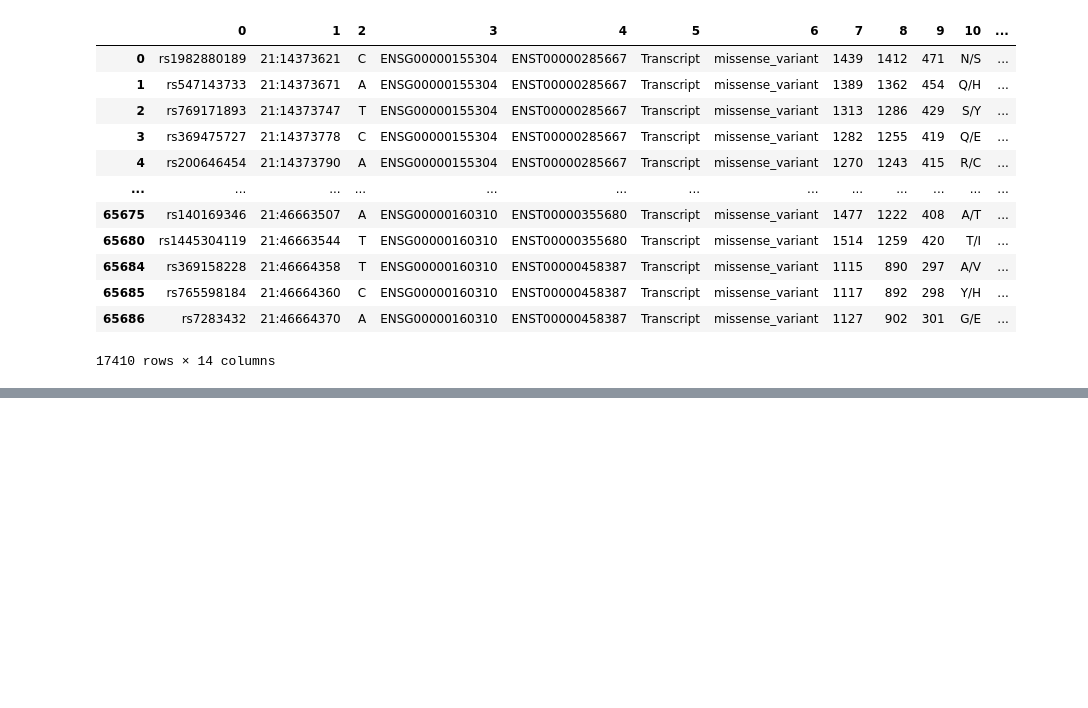
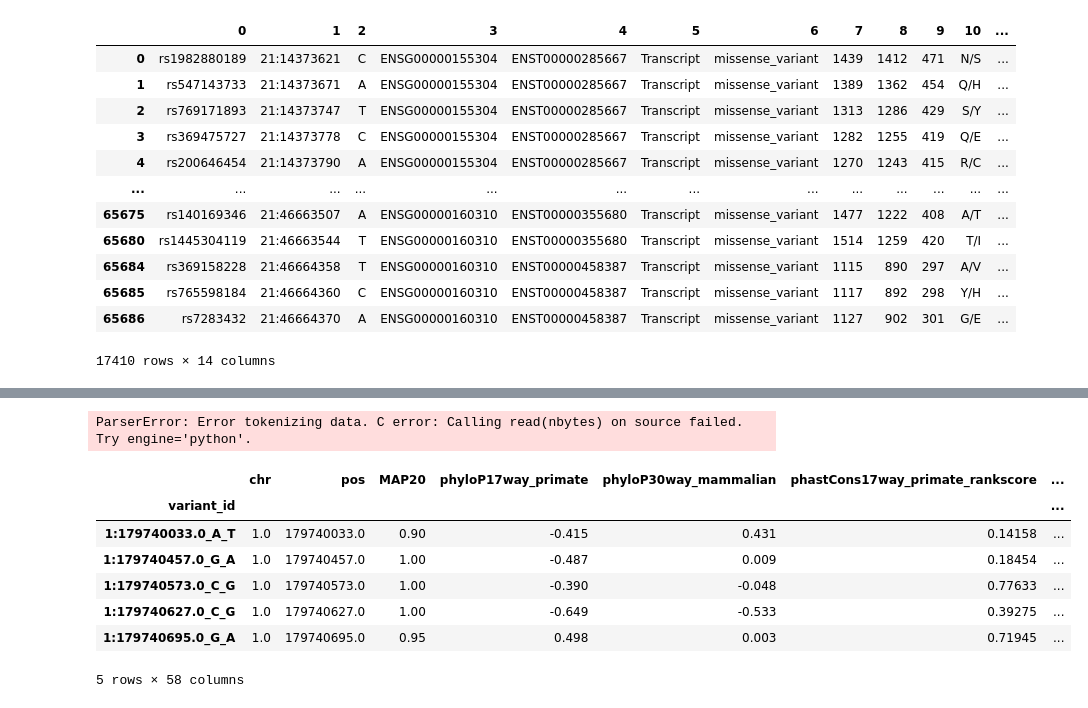
Before and after one commit to verammaz/firvTWAS, a Jupyter notebook: preprocessing/notebooks/add_annotations.ipynb, the cells around one changed output, grey strips where cells are left out. Saved outputs shown, nothing was run; the diff lists cells and outputs as text; code cells hidden in the pictures; blank space fills up the shorter version.

```diff
--- a/preprocessing/notebooks/add_annotations.ipynb
+++ b/preprocessing/notebooks/add_annotations.ipynb
@@ -21,11 +22,11 @@ for chrom in range(1,23):
 
     for cell in cell_types:
         chrombp=pd.read_csv(f"/gpfs/commons/groups/knowles_lab/data/ADSP_reguloML/ADSP_vcf/58K_preview_compact/rare_variants/chrombpnet/variant_peak_pairs_scored/rare_variant_chrombpnet_{cell}_chr{chrom}_variant_peak_pairs_scored.csv",
-                            sep = "\t", usecols = ['BP'])
-        # print(chrombp.columns)
-        # print(chrombp.head)
-        # print(len(chrombp['BP']), len(set(chrombp['BP'].to_list())))
-        # break
+                            sep = "\t")
+        print(chrombp.columns)
+        print(chrombp.head)
+        print(len(chrombp['BP']), len(set(chrombp['BP'].to_list())))
+        break
 
         for file in sorted(os.listdir(annotation_dir)):
             if not file.endswith("_annotations.tsv.gz"):
@@ -42,4 +43,5 @@ for chrom in range(1,23):
 
             overlap_dict[chrom][gene] = dict()
             overlap_dict[chrom][gene][cell] = (n_total, n_overlap)
+    break
 # %% [output]
@@ -179,0 +349,64 @@ missense
+# %%
+from collections import defaultdict
+import os
+import pandas as pd
+import re
+
+## add index column back to annotation matrices
+ref_dir = "/gpfs/commons/groups/knowles_lab/vmazeeva/BigBrain/Processed/reference"
+for chrom in range(1,23):
+    if chrom == 21: continue
+    for file in os.listdir(os.path.join(annotation_dir, f"chr{chrom}")):
+        if not file.endswith("_annotations.tsv.gz"):
+            continue
+
+        gene = re.sub(r"_annotations\.tsv\.gz$", "", file)
+
+        anno_df = pd.read_csv(os.path.join(annotation_dir, f"chr{chrom}", file), sep = "\t")
+        geno_df = pd.read_csv(os.path.join(genotype_dir, f"chr{chrom}", f"{gene}_genotypes.tsv.gz"), sep = "\t", index_col = "IID")
+        variant_ids = geno_df.columns
+        pos_to_alleles = dict()
+        for variant_id in variant_ids:
+            chr, pos_alleles = variant_id.split(":")
+            pos, counted, other = pos_alleles.split("_")
+            pos_to_alleles[pos] = (counted, other)
+
+        ref_table = pd.read_csv(os.path.join(ref_dir, f"chr{chrom}_ref.tsv.gz"), sep = "\t",
+                    compression="gzip",
+                    names=["chr", "pos", "ref"],
+                    dtype={"chr": str, "pos": int, "ref": str})
+        anno_df2 = pd.merge(anno_df, ref_table, on = ['pos'], how = 'left')
+        anno_varids = []
+        for _, row in anno_df2.iterrows():
+            pos = row['pos']
+            ref = row['ref']
+            alt = ''
+            counted_other = pos_to_alleles[str(int(pos))]
+            if ref == counted_other[0]:
+                alt = counted_other[1]
+            else:
+                alt = counted_other[0]
+            anno_varids.append(f"{int(row['chr_x'])}:{row['pos']}_{ref}_{alt}")
+        assert len(anno_varids) == len(anno_df), f"Mismatch: {len(anno_varids)} genotype variants vs {len(anno_df)} annotations"
+        assert len(geno_df.columns) == len(anno_varids), f"Mismatch: {len(geno_df.columns)} genotype variants vs {len(anno_varids)} annotations"
+        anno_df2['variant_id'] = anno_varids
+        anno_df2.drop(columns=['ref', 'chr_y'], inplace=True)
+        anno_df2.rename(columns={'chr_x': 'chr'}, inplace=True)
+        anno_df2.set_index('variant_id', inplace=True)
+        anno_df.index.name = 'variant_id'
+        assert anno_df.values.shape == anno_df2.values.shape, f"Mismatch: {anno_df.values.shape} annotation matrix vs {anno_df2.values.shape} annotation matrix"
+        assert (anno_df.values == anno_df2.values).all(), "Annotation matrices do not match"
+        anno_df.to_csv(os.path.join(annotation_dir, f"chr{chrom}", file), sep = "\t", index=True, compression="gzip")
+# %% [output]
+ParserError: Error tokenizing data. C error: Calling read(nbytes) on source failed. Try engine='python'.
+# %%
+anno_df2.head()
+# %% [output]
+|  | chr | pos | MAP20 | phyloP17way_primate | phyloP30way_mammalian | phastCons17way_primate_rankscore | ... |
+| variant_id |  |  |  |  |  |  | ... |
+| 1:179740033.0_A_T | 1.0 | 179740033.0 | 0.90 | -0.415 | 0.431 | 0.14158 | ... |
+| 1:179740457.0_G_A | 1.0 | 179740457.0 | 1.00 | -0.487 | 0.009 | 0.18454 | ... |
+| 1:179740573.0_C_G | 1.0 | 179740573.0 | 1.00 | -0.390 | -0.048 | 0.77633 | ... |
+| 1:179740627.0_C_G | 1.0 | 179740627.0 | 1.00 | -0.649 | -0.533 | 0.39275 | ... |
+| 1:179740695.0_G_A | 1.0 | 179740695.0 | 0.95 | 0.498 | 0.003 | 0.71945 | ... |
+5 rows × 58 columns
```
Also changed, not shown: parts of 13 cells of this notebook, 44 other files.
